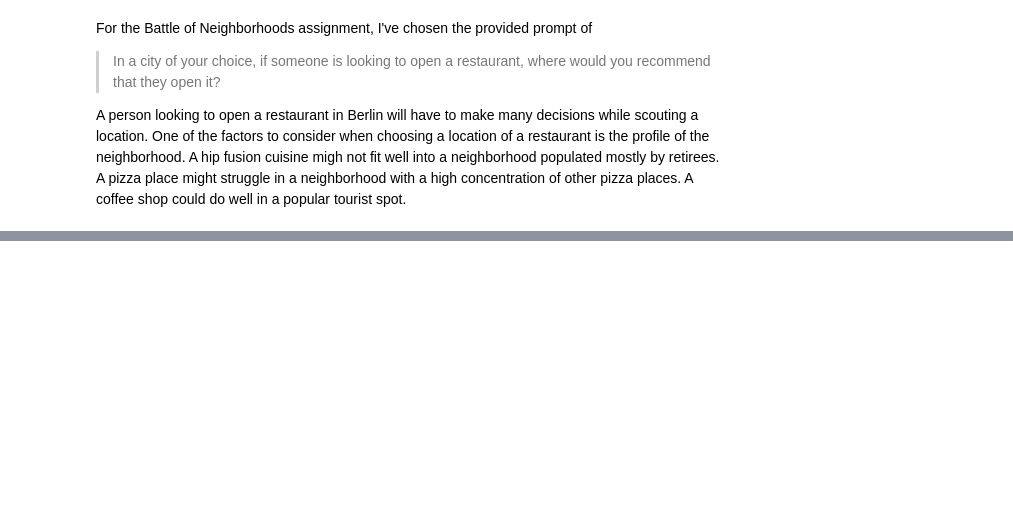
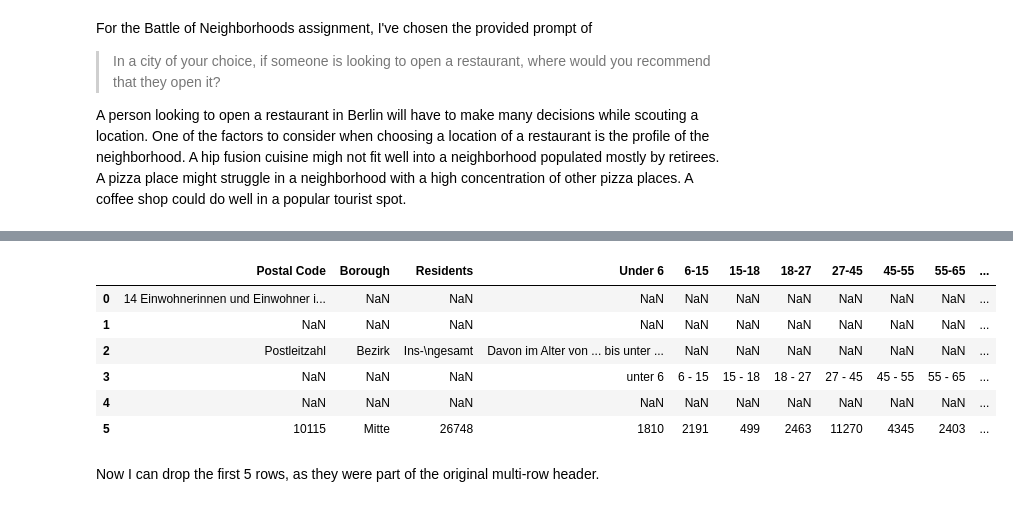
Before and after one commit to MartinaDur/Coursera_Capstone, a Jupyter notebook: Capstone Project - The Battle of Neighborhoods.ipynb, the cells around one changed output, grey strips where cells are left out. Cells and saved outputs as stored; diff of their text form; code cells hidden in the pictures; blank space fills up the shorter version.

```diff
--- a/Capstone Project - The Battle of Neighborhoods.ipynb
+++ b/Capstone Project - The Battle of Neighborhoods.ipynb
@@ -51,0 +71,12 @@ Conclusion section where you conclude the report.
+# %%
+df_demographic.head(6)
+# %% [output]
+|  | Postal Code | Borough | Residents | Under 6 | 6-15 | 15-18 | 18-27 | 27-45 | 45-55 | 55-65 | ... |
+| 0 | 14 Einwohnerinnen und Einwohner i... | NaN | NaN | NaN | NaN | NaN | NaN | NaN | NaN | NaN | ... |
+| 1 | NaN | NaN | NaN | NaN | NaN | NaN | NaN | NaN | NaN | NaN | ... |
+| 2 | Postleitzahl | Bezirk | Ins-\ngesamt | Davon im Alter von ... bis unter ... | NaN | NaN | NaN | NaN | NaN | NaN | ... |
+| 3 | NaN | NaN | NaN | unter 6 | 6 - 15 | 15 - 18 | 18 - 27 | 27 - 45 | 45 - 55 | 55 - 65 | ... |
+| 4 | NaN | NaN | NaN | NaN | NaN | NaN | NaN | NaN | NaN | NaN | ... |
+| 5 | 10115 | Mitte | 26748 | 1810 | 2191 | 499 | 2463 | 11270 | 4345 | 2403 | ... |
+# %% [markdown]
+Now I can drop the first 5 rows, as they were part of the original multi-row header.
```
Also changed, not shown: parts of 102 cells of this notebook.
